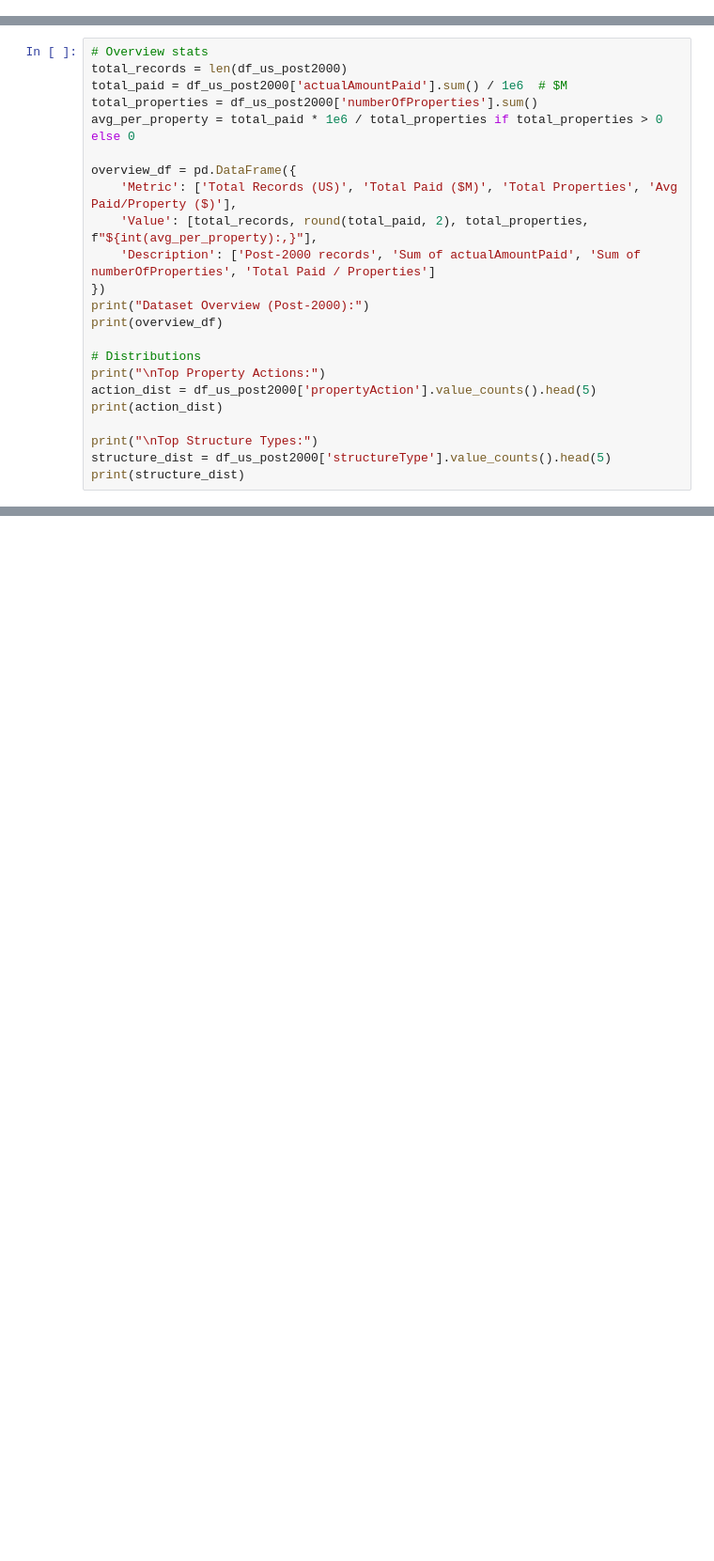
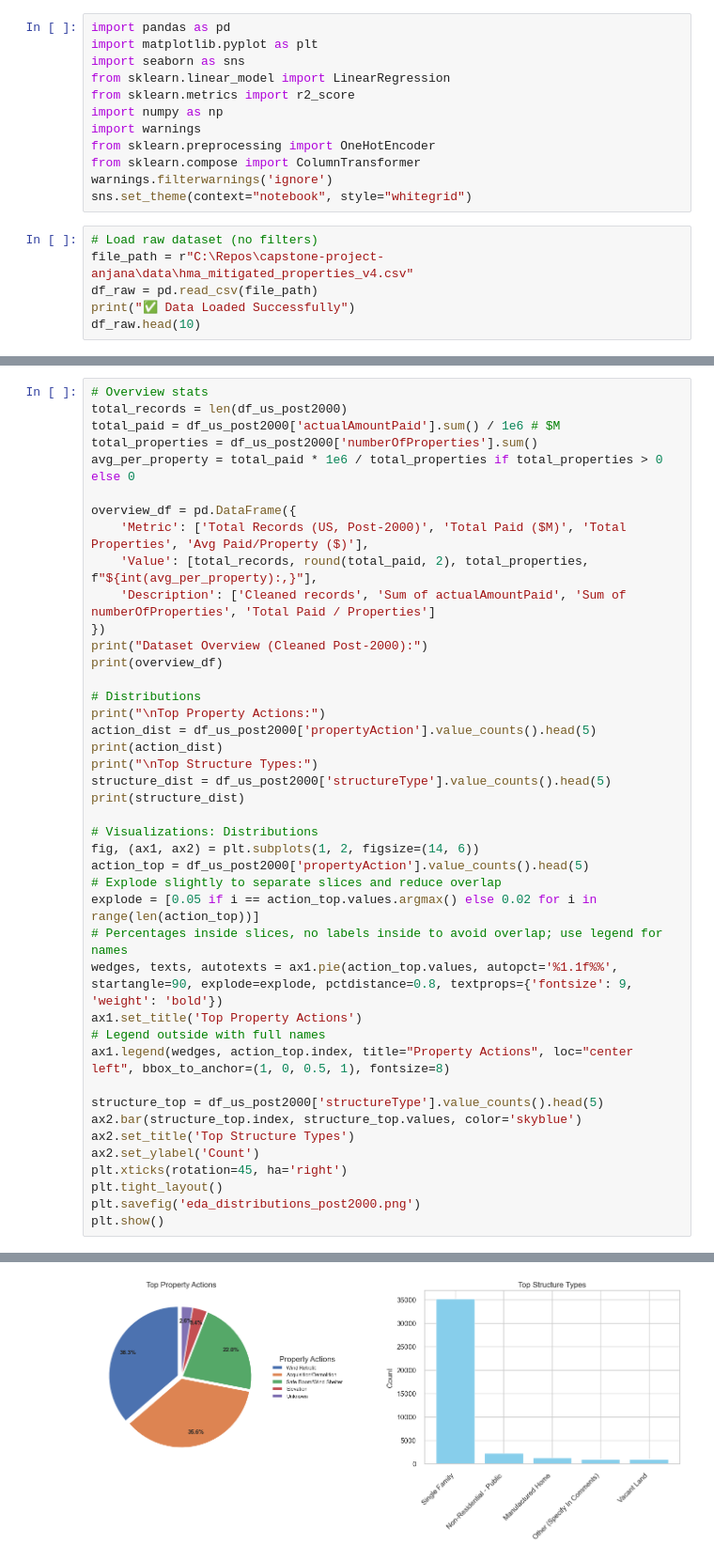
Before and after one commit to anjana-codes/capstone-project-anjana, a Jupyter notebook: notebooks/fema_mitigation_analysis.ipynb, the cells around one changed output, grey strips where cells are left out. Shown: that part at 94% size. Drawn from its saved outputs; the diff is of its cells as text; blank space fills up the shorter version.

```diff
--- a/notebooks/fema_mitigation_analysis.ipynb
+++ b/notebooks/fema_mitigation_analysis.ipynb
@@ -11,0 +12,18 @@ Load the dataset, filter for US states and post-2000 years. Handle missing value
+# %%
+import pandas as pd
+import matplotlib.pyplot as plt
+import seaborn as sns
+from sklearn.linear_model import LinearRegression
+from sklearn.metrics import r2_score
+import numpy as np
+import warnings
+from sklearn.preprocessing import OneHotEncoder
+from sklearn.compose import ColumnTransformer
+warnings.filterwarnings('ignore')
+sns.set_theme(context="notebook", style="whitegrid")
+# %%
+# Load raw dataset (no filters)
+file_path = r"C:\Repos\capstone-project-anjana\data\hma_mitigated_properties_v4.csv"
+df_raw = pd.read_csv(file_path)
+print("✅ Data Loaded Successfully")
+df_raw.head(10)
@@ -57,24 +239,43 @@ Dataset shape (US states, post-2000): (84026, 19)
 # %%
 # Overview stats
 total_records = len(df_us_post2000)
-total_paid = df_us_post2000['actualAmountPaid'].sum() / 1e6  # $M
+total_paid = df_us_post2000['actualAmountPaid'].sum() / 1e6 # $M
 total_properties = df_us_post2000['numberOfProperties'].sum()
 avg_per_property = total_paid * 1e6 / total_properties if total_properties > 0 else 0
 
 overview_df = pd.DataFrame({
-    'Metric': ['Total Records (US)', 'Total Paid ($M)', 'Total Properties', 'Avg Paid/Property ($)'],
+    'Metric': ['Total Records (US, Post-2000)', 'Total Paid ($M)', 'Total Properties', 'Avg Paid/Property ($)'],
     'Value': [total_records, round(total_paid, 2), total_properties, f"${int(avg_per_property):,}"],
-    'Description': ['Post-2000 records', 'Sum of actualAmountPaid', 'Sum of numberOfProperties', 'Total Paid / Properties']
+    'Description': ['Cleaned records', 'Sum of actualAmountPaid', 'Sum of numberOfProperties', 'Total Paid / Properties']
 })
-print("Dataset Overview (Post-2000):")
+print("Dataset Overview (Cleaned Post-2000):")
 print(overview_df)
 
 # Distributions
 print("\nTop Property Actions:")
 action_dist = df_us_post2000['propertyAction'].value_counts().head(5)
 print(action_dist)
-
 print("\nTop Structure Types:")
 structure_dist = df_us_post2000['structureType'].value_counts().head(5)
 print(structure_dist)
+
+# Visualizations: Distributions
+fig, (ax1, ax2) = plt.subplots(1, 2, figsize=(14, 6))
+action_top = df_us_post2000['propertyAction'].value_counts().head(5)
+# Explode slightly to separate slices and reduce overlap
+explode = [0.05 if i == action_top.values.argmax() else 0.02 for i in range(len(action_top))]
+# Percentages inside slices, no labels inside to avoid overlap; use legend for names
+wedges, texts, autotexts = ax1.pie(action_top.values, autopct='%1.1f%%', startangle=90, explode=explode, pctdistance=0.8, textprops={'fontsize': 9, 'weight': 'bold'})
+ax1.set_title('Top Property Actions')
+# Legend outside with full names
+ax1.legend(wedges, action_top.index, title="Property Actions", loc="center left", bbox_to_anchor=(1, 0, 0.5, 1), fontsize=8)
+
+structure_top = df_us_post2000['structureType'].value_counts().head(5)
+ax2.bar(structure_top.index, structure_top.values, color='skyblue')
+ax2.set_title('Top Structure Types')
+ax2.set_ylabel('Count')
+plt.xticks(rotation=45, ha='right')
+plt.tight_layout()
+plt.savefig('eda_distributions_post2000.png')
+plt.show()
 # %% [output]
@@ -97 +298,2 @@ Vacant Land                     2344
 Name: count, dtype: int64
+[figure, added]
```
Also changed, not shown: parts of 26 cells of this notebook, 11 other files.
